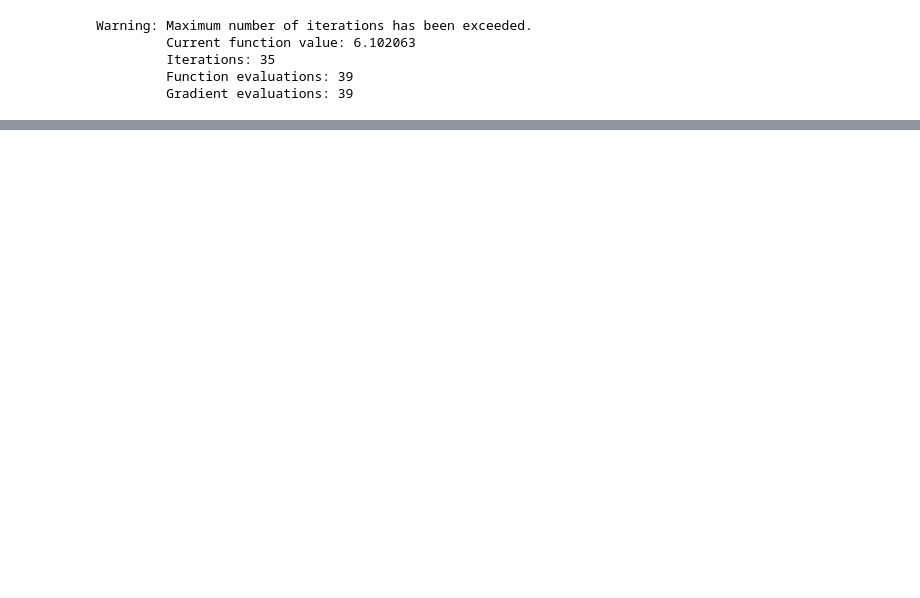
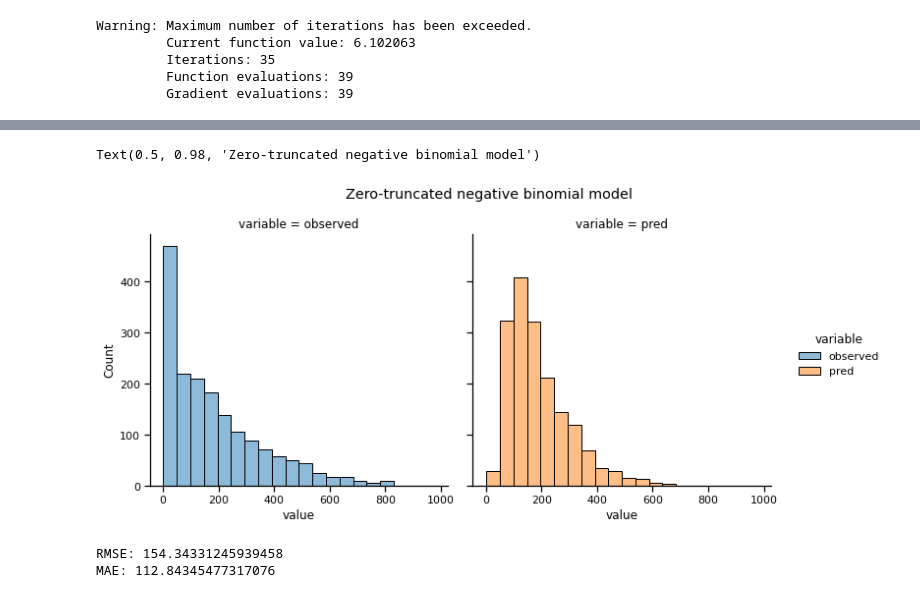
Before and after one commit to dovmar/RA, a Jupyter notebook: Lab2/Gataveckas_Gaulia_Martinkus_laboratorinio_2_kodas_Python_DM_2gr.ipynb, the cells around one changed output, grey strips where cells are left out. Cells and saved outputs as stored; diff of their text form; code cells hidden in the pictures; blank space fills up the shorter version.

```diff
--- a/Lab2/Untitled.ipynb
+++ b/Lab2/Gataveckas_Gaulia_Martinkus_laboratorinio_2_kodas_Python_DM_2gr.ipynb
@@ -196,0 +210,15 @@ Warning: Maximum number of iterations has been exceeded.
+# %%
+results_ztrunc = pd.DataFrame({"observed":test["count"],"pred":res_ztrunc.predict(X_test)})
+ax = sns.displot(x="value",col="variable",hue="variable",data=results_ztrunc.melt(),bins=20)
+ax.fig.subplots_adjust(top=0.85)
+ax.fig.suptitle("Zero-truncated negative binomial model")
+# %% [output]
+Text(0.5, 0.98, 'Zero-truncated negative binomial model')
+[figure, added]
+# %%
+print("RMSE:",np.sqrt(mean_squared_error(results_ztrunc["observed"],results_ztrunc["pred"])))
+
+print("MAE:",mean_absolute_error(results_ztrunc["observed"],results_ztrunc["pred"]))
+# %% [output]
+RMSE: 154.34331245939458
+MAE: 112.84345477317076
```
Also changed, not shown: parts of 15 cells of this notebook, 1 other file.
